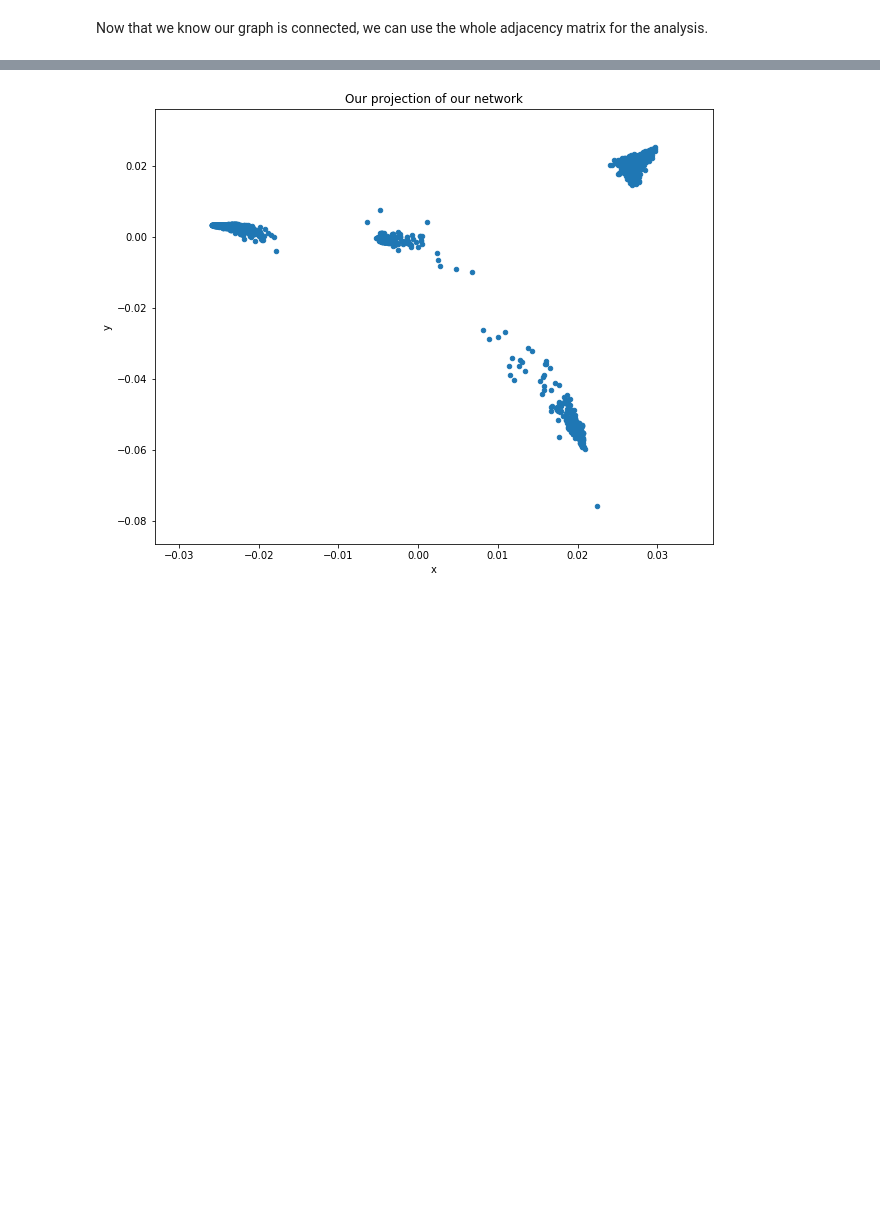
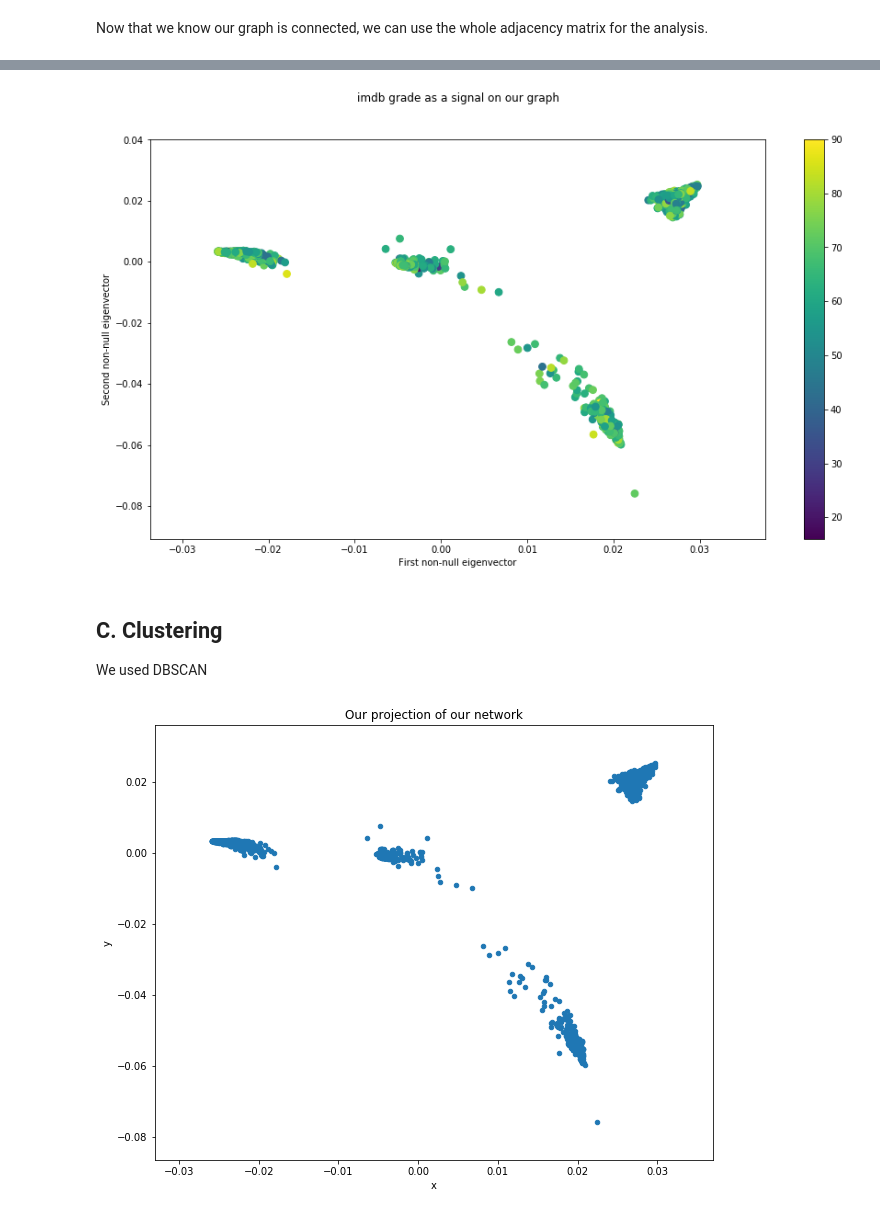
Before and after one commit to illorens/Project_NTDS, a Jupyter notebook: Analysis_graph.ipynb, the cells around one changed output, grey strips where cells are left out. Saved outputs shown, nothing was run; the diff lists cells and outputs as text; code cells hidden in the pictures; blank space fills up the shorter version.

Commit message:
Looking for cluster characteristics

```diff
--- a/Analysis_graph.ipynb
+++ b/Analysis_graph.ipynb
@@ -794,3 +798,19 @@ plt.show()
+# %%
+plt.figure(figsize = (15,8))
+nodes = nx.draw_networkx_nodes(G, coords, node_size=60, node_color=label_imdb)
+#nx.draw_networkx_edges(G, coords, alpha=0.1)
+plt.title("imdb grade as a signal on our graph", y=1.08)
+plt.xlabel("First non-null eigenvector")
+plt.ylabel("Second non-null eigenvector")
+plt.colorbar(nodes)
+
+plt.show()
+# %% [output]
+[figure, added]
+# %% [markdown]
+## C. Clustering
+
+We used DBSCAN
 # %%
 projection_df = pd.DataFrame({'x':coords[:, 0], 'y':coords[:,1]})
 
```
Also changed, not shown: parts of 40 cells of this notebook.
